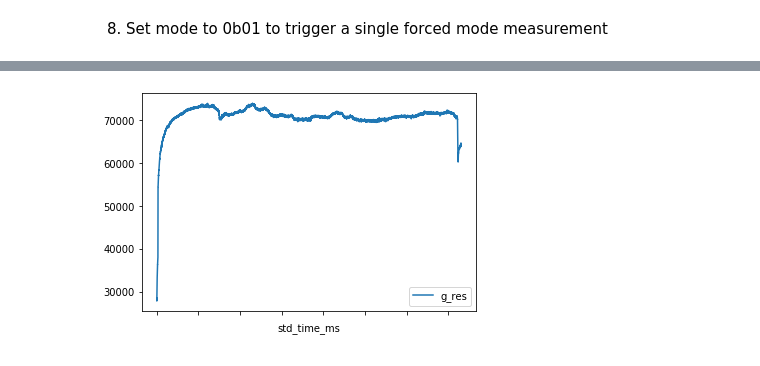
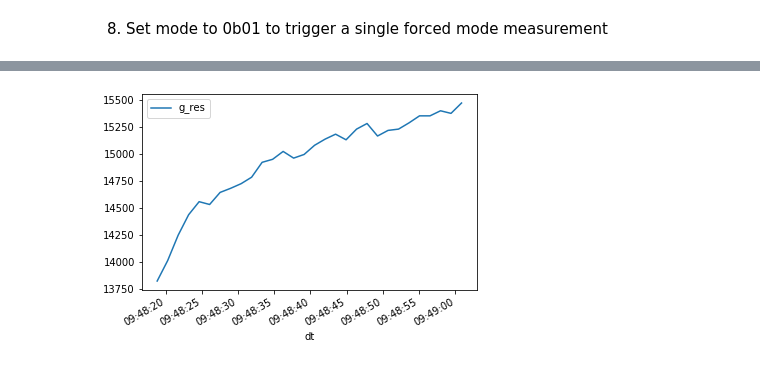
Before and after one commit to crdietrich/meerkat, a Jupyter notebook: examples/bme_680_example.ipynb, the cells around one changed output, grey strips where cells are left out. Drawn from its saved outputs; the diff is of its cells as text; code cells hidden in the pictures.

```diff
--- a/examples/bme_680_example.ipynb
+++ b/examples/bme_680_example.ipynb
@@ -94,0 +117,3 @@ from meerkat import parser
+# %%
+# lower metadata interval from a default of once every 10 samples
+dev.json_writer.metadata_interval = 3
@@ -94,0 +132,3 @@ from meerkat import parser
+# %%
+# default writer format is CSV, switch to JSON
+dev.writer_output = 'json'
@@ -94,0 +153,3 @@ from meerkat import parser
+# %%
+# switch back to CSV format
+dev.writer_output = 'csv'
@@ -99,2 +163,3 @@ dev.csv_writer.path
 # %%
-metadata, df = parser.csv_resource(dev.csv_writer.path)
+# load .csv data written with dev.write
+m, df = parser.csv_resource(dev.csv_writer.path)
@@ -110,7 +199,8 @@ df.head()
 # %%
-df[["std_time_ms", "g_res"]].plot(x="std_time_ms");
+df["dt"] = pd.to_datetime(df.std_time_ms)
+df[["dt", "g_res"]].plot(x="dt");
 # %% [output]
-[figure, old version]
+[figure, new version]
 # %%
 df[["std_time_ms", "T", "RH"]].plot(x="std_time_ms", secondary_y="RH");
 # %% [output]
```
Also changed, not shown: parts of 31 cells of this notebook.
